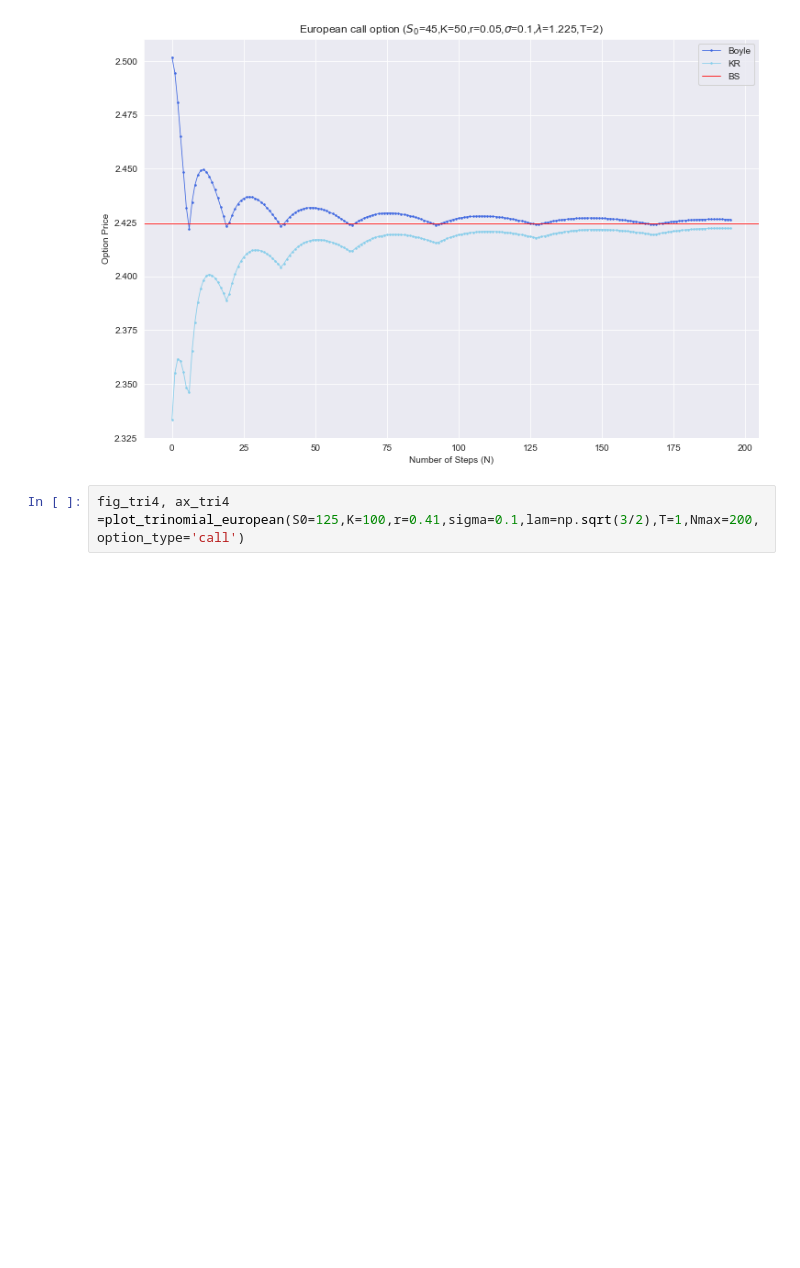
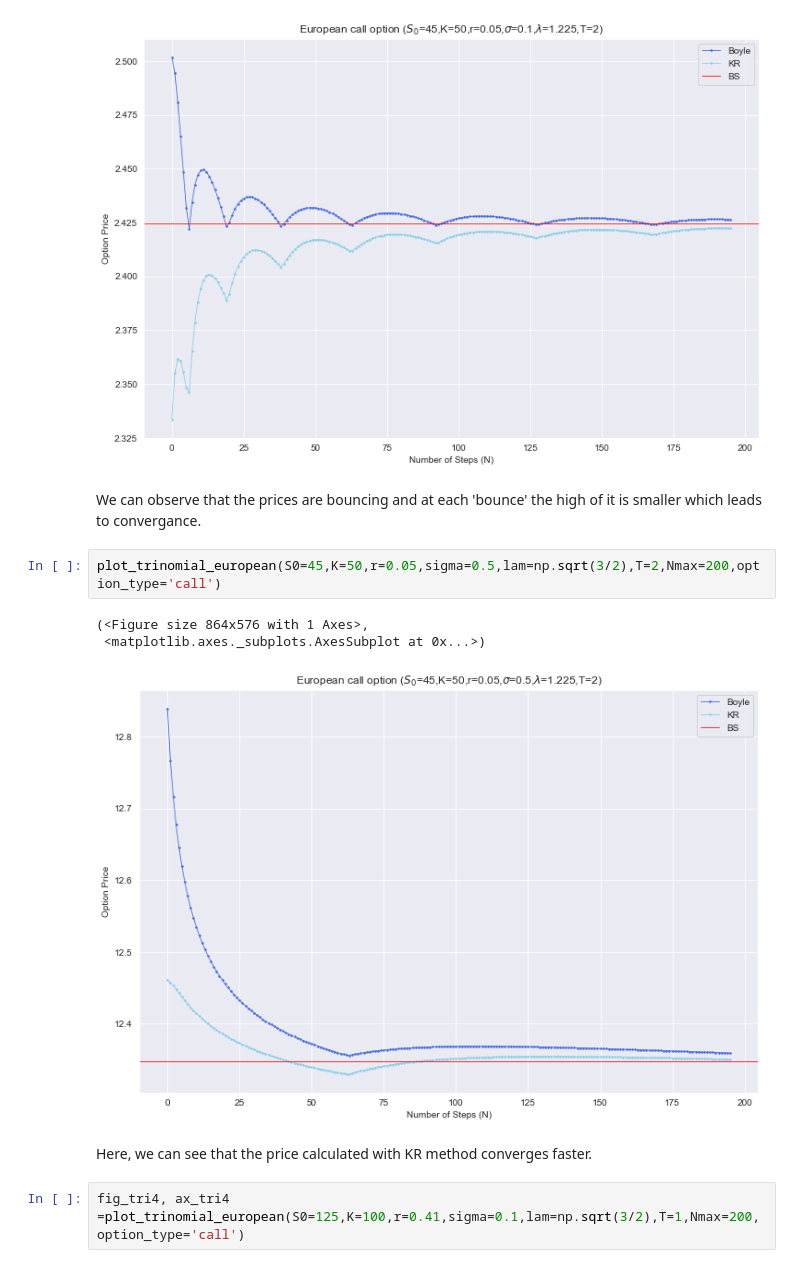
Before and after one commit to martyna-B/Computational_finance, a Jupyter notebook: List 2/list2.ipynb, the cells around one changed output. Saved outputs shown, nothing was run; the diff lists cells and outputs as text; blank space fills up the shorter version.

```diff
--- a/List 2/list2.ipynb
+++ b/List 2/list2.ipynb
@@ -480,6 +482,16 @@ fig_tri2, ax_tri2 = plot_trinomial_american(S0=102,K=100,r=0.1,sigma=0.2,lam=1.2
 fig_tri3, ax_tri3 = plot_trinomial_european(S0=45,K=50,r=0.05,sigma=0.1,lam=np.sqrt(3/2),T=2,Nmax=200,option_type='call')
 # %% [output]
 [figure]
+# %% [markdown]
+We can observe that the prices are bouncing and at each 'bounce' the high of it is smaller which leads to convergance.
+# %%
+plot_trinomial_european(S0=45,K=50,r=0.05,sigma=0.5,lam=np.sqrt(3/2),T=2,Nmax=200,option_type='call')
+# %% [output]
+(<Figure size 864x576 with 1 Axes>,
+ <matplotlib.axes._subplots.AxesSubplot at 0x...>)
+[figure, added]
+# %% [markdown]
+Here, we can see that the price calculated with KR method converges faster.
 # %%
 fig_tri4, ax_tri4 =plot_trinomial_european(S0=125,K=100,r=0.41,sigma=0.1,lam=np.sqrt(3/2),T=1,Nmax=200,option_type='call')
 # %% [output]
```
Also changed, not shown: parts of 3 cells of this notebook.
